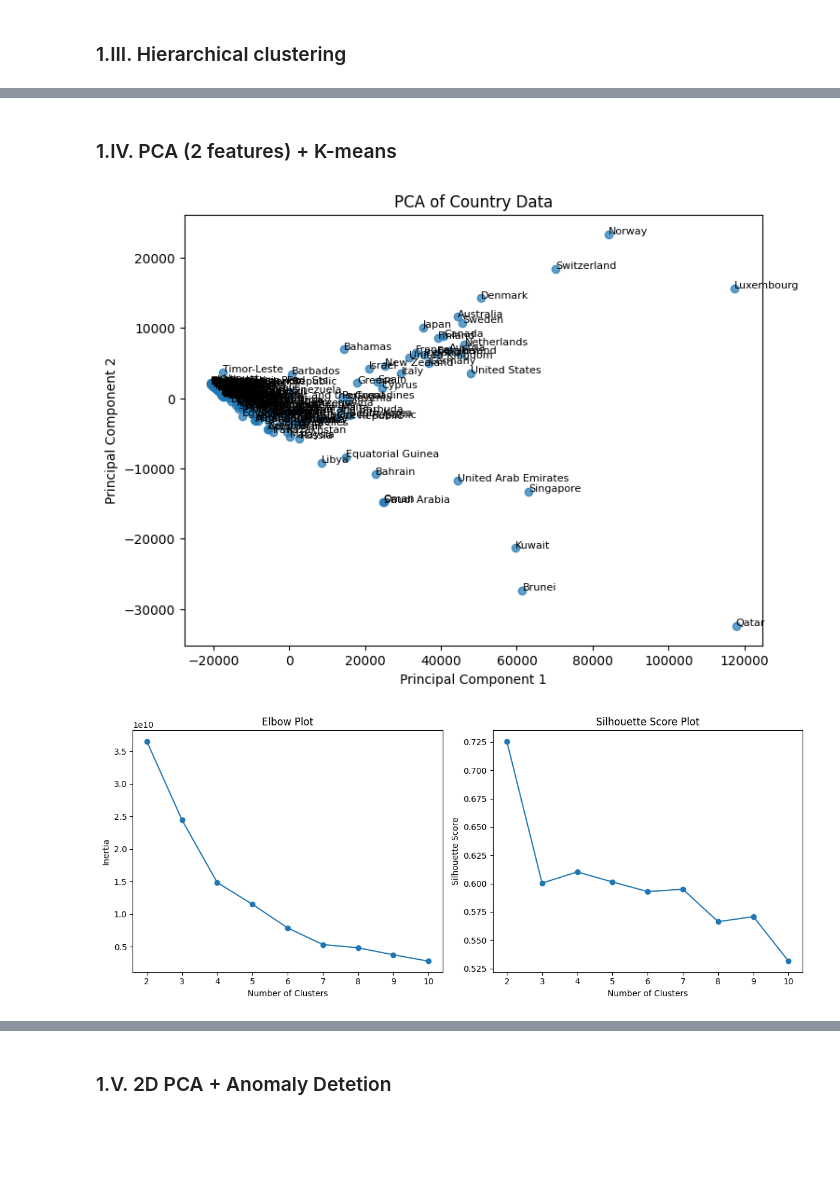
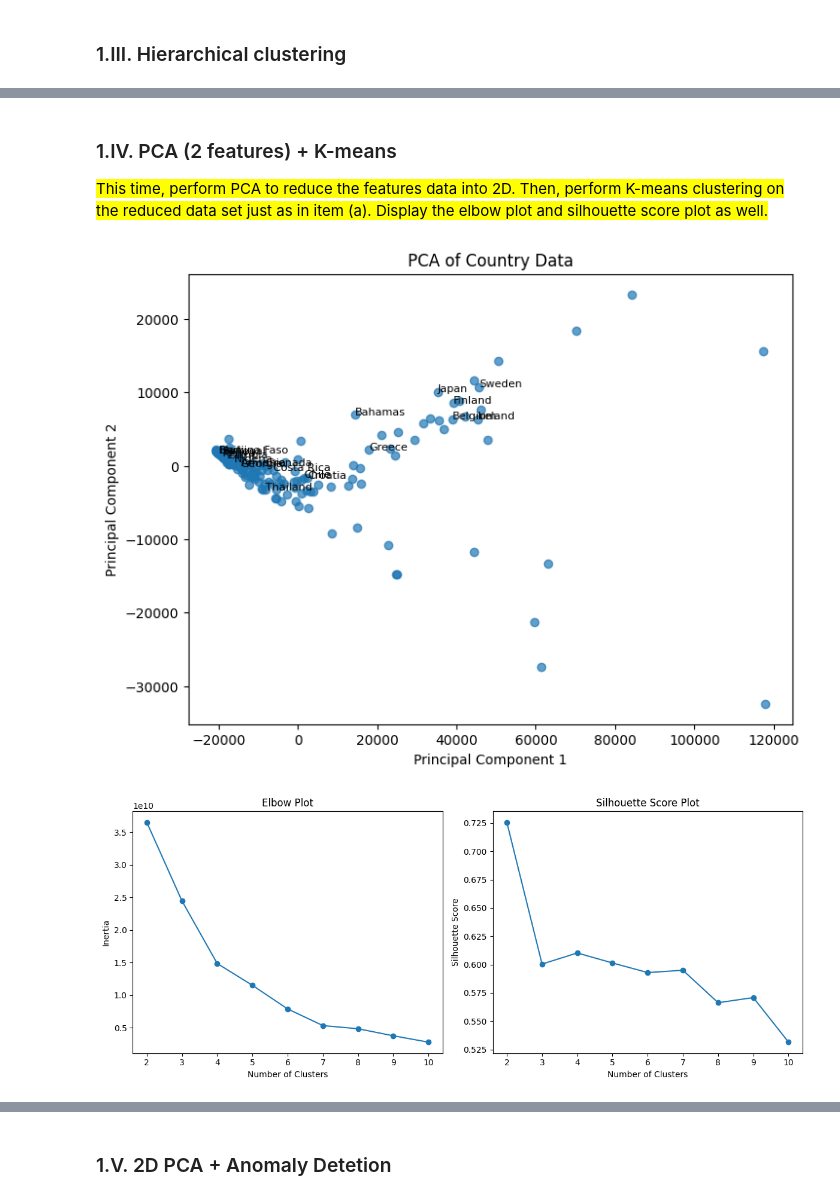
Before and after one commit to jonmaaku/AI221-machine-problems, a Jupyter notebook: mp5/MP5.ipynb, the cells around one changed output, grey strips where cells are left out. Saved outputs shown, nothing was run; the diff lists cells and outputs as text; code cells hidden in the pictures; blank space fills up the shorter version.

```diff
--- a/mp5/MP5.ipynb
+++ b/mp5/MP5.ipynb
@@ -44,11 +61,7 @@ else:
 # %%
-
-
-# Prompt: Store the dataframe in a variable named X
-X = df
+# Prompt: Store Features and Target Variable
+X = df.drop(columns=['country'])
 Y = df['country']
-# Prompt: Drop the column named 'Country' from X
-X = X.drop(columns=['country'])
 # %% [markdown]
 ### 1.II. K-Means
 
@@ -127,26 +123,2 @@ In this notebook, the Elbow Plot and Silhouette Score Plot were used together to
 # %% [markdown]
 ###  1.III. Hierarchical clustering
-# %%
-from scipy.cluster.hierarchy import linkage, dendrogram, fcluster
-
-# Import necessary libraries for hierarchical clustering
-
-# Perform hierarchical clustering using different linkage methods
-linkage_methods = ['single', 'complete', 'average', 'ward']
-linkage_results = {method: linkage(X_scaled, method=method) for method in linkage_methods}
-
-# Plot dendrograms for each linkage method
-plt.figure(figsize=(15, 10))
-for i, method in enumerate(linkage_methods, 1):
-        plt.subplot(2, 2, i)
-        dendrogram(linkage_results[method])
-        plt.title(f'Dendrogram ({method.capitalize()} Linkage)')
-        plt.xlabel('Sample Index')
-        plt.ylabel('Distance')
-plt.tight_layout()
-plt.show()
-
-# Compare the clustering results for each linkage method
-cluster_labels = {method: fcluster(linkage_results[method], t=5, criterion='maxclust') for method in linkage_methods}
-for method, labels in cluster_labels.items():
-        print(f"Cluster labels for {method.capitalize()} linkage: {labels}")
@@ -175,34 +153,41 @@ Cluster labels for Ward linkage: [3 4 5 5 4 5 4 2 2 4 4 2 5 4 4 2 4 3 4 5 4 4 5
 # %% [markdown]
 ### 1.IV. PCA (2 features) + K-means
+
+
+<mark class="question">This time, perform PCA to reduce the features data into 2D. Then, perform K-means clustering on the reduced data set just as in item (a). Display the elbow plot and silhouette score plot as well.
 # %%
 # Prompt: Perform PCA on X to reduce its dimensions to 2 components
 from sklearn.decomposition import PCA
+import random
 pca = PCA(n_components=2)
 X_pca = pca.fit_transform(X)
 
 # Prompt: Display a scatter plot of the PCA-reduced data with some points labeled
 plt.figure(figsize=(8, 6))
 plt.scatter(X_pca[:, 0], X_pca[:, 1], alpha=0.7)
+# Prompt: Randomly select some countries to label
+selected_countries = random.sample(list(df['country']), 20)
+
 for i, country in enumerate(df['country']):
-
-    plt.text(X_pca[i, 0], X_pca[i, 1], country, fontsize=8)
+    if country in selected_countries:
+        plt.text(X_pca[i, 0], X_pca[i, 1], s=country, fontsize=8)
 plt.title('PCA of Country Data')
 plt.xlabel('Principal Component 1')
 plt.ylabel('Principal Component 2')
 plt.show()
 # Repeat KMeans clustering on PCA-reduced data
 cluster_range = range(2, 11)
 inertia = []
 silhouette_scores = []
 
 # Perform KMeans clustering for each number of clusters
 for n_clusters in cluster_range:
     kmeans = KMeans(n_clusters=n_clusters, random_state=42)
     kmeans.fit(X_pca)
     inertia.append(kmeans.inertia_)
     silhouette_scores.append(silhouette_score(X_pca, kmeans.labels_))
 
 plot_elbow_and_silhouette(cluster_range, inertia, silhouette_scores)
 # %% [output]
-[figure, old version]
+[figure, new version]
 [figure]
```
Also changed, not shown: parts of 14 cells of this notebook.
